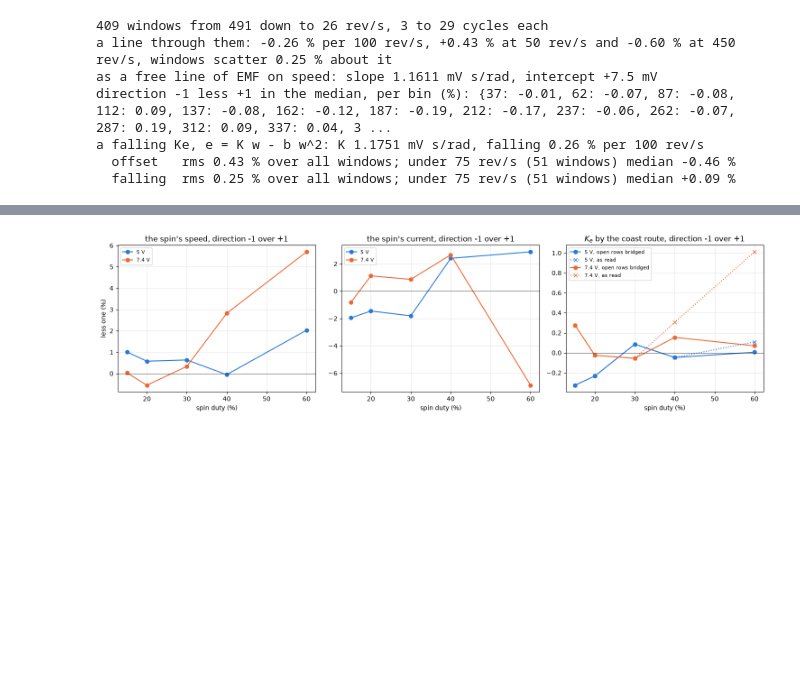
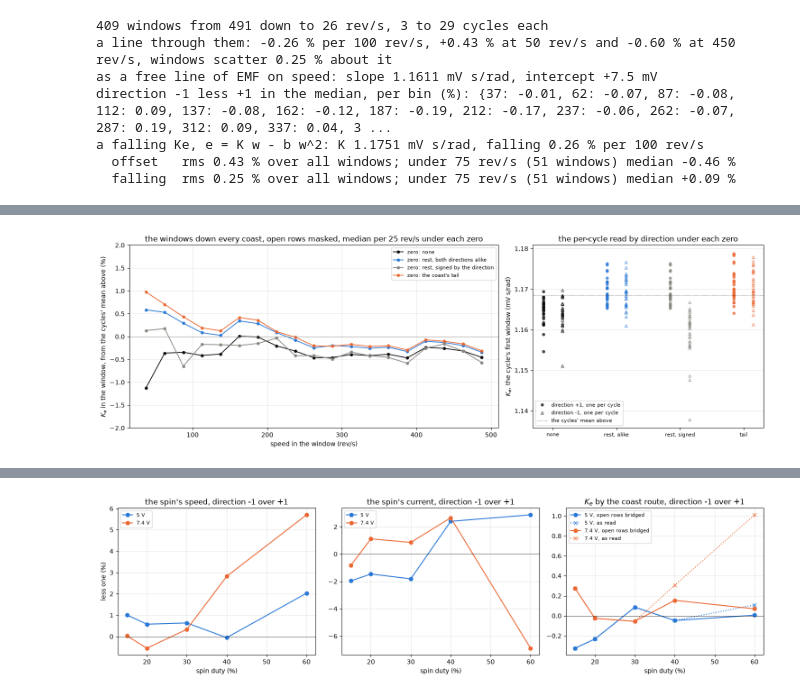
Before and after one commit to OpenServoCore/notebooks, a Jupyter notebook: stages/2-motor/bemf-coast/bemf-coast.ipynb, the cells around one changed output, grey strips where cells are left out. Saved outputs shown, nothing was run; the diff lists cells and outputs as text; code cells hidden in the pictures; blank space fills up the shorter version.

Commit message:
stage 2: bemf-coast reads Ke under four zeros and names the clock

```diff
--- a/stages/2-motor/bemf-coast/bemf-coast.ipynb
+++ b/stages/2-motor/bemf-coast/bemf-coast.ipynb
@@ -733,0 +738,79 @@ The spin's speed, the spin's current and the coast route's $K_e$ in direction -1
+# %%
+MASK_FRAC = 0.5                    # a window row under this share of the window's median is an opening, masked out of the mean
+ZEROS = ["none", "rest, both directions alike", "rest, signed by the direction", "the coast's tail"]
+Z_COLOR = {ZEROS[0]: INK, ZEROS[1]: BLUE, ZEROS[2]: MUTED, ZEROS[3]: ORANGE}
+rows, tails = [], []
+for _, C in cycles.iterrows():
+    df, meta = tel.load(cycle_folder(C["k"]), BOARD)
+    rest = tel.baseline(df)
+    zero_e = (rest["vmotor_a"] - rest["vmotor_b"]).median()
+    for d, sp, co in pairs(df):
+        z = cut_row(co)
+        if z is None:
+            continue
+        raw = ((co["vmotor_a"] - co["vmotor_b"]) * d).to_numpy(float)[z:]        # signed by the direction, in counts, no zero
+        tail = raw[TAIL_FROM:].mean()                                             # the rotor stopped, the bridge still open
+        tails.append({"k": int(C["k"]), "level": float(C["volts_set"]), "dir": d, "rest_counts": zero_e, "tail_counts": tail * d})
+        zeros = {ZEROS[0]: 0.0, ZEROS[1]: zero_e, ZEROS[2]: zero_e * d, ZEROS[3]: tail}
+        e_ref = (raw - zero_e) * V_PER_COUNT                                      # the read above, which seeds the windows
+        e = bridge(e_ref, open_rows(e_ref))
+        smooth = np.convolve(e, np.ones(NBH) / NBH, mode="same")
+        below = np.flatnonzero(smooth[COAST_FROM:] < TURN_V)
+        if not len(below):
+            continue
+        stop = COAST_FROM + below[0]
+        start, f, first = COAST_FROM, line_freq(e[COAST_FROM:COAST_FROM + 200]), True
+        while True:
+            f, i0, i1, n = read_window(e, start, f)
+            if not np.isfinite(f) or f / N_R < FLOOR_REV_S or i1 > stop:
+                break
+            seg = raw[i0:i1]
+            keep = seg >= MASK_FRAC * np.median(seg)                              # the openings, shallow ones included, left out
+            row = {"k": int(C["k"]), "level": float(C["volts_set"]), "duty": int(C["duty_pct"]), "dir": d, "first": first,
+                   "rev_s": f / N_R, "w": 2 * np.pi * f / N_R, "masked": int((~keep).sum())}
+            for name, z0 in zeros.items():
+                row[name] = ((seg[keep] - z0) * V_PER_COUNT).mean() / row["w"]      # Ke under this zero, V s/rad
+            rows.append(row)
+            start, first = i1, False
+AZ = pd.DataFrame(rows)
+TAILS = pd.DataFrame(tails)
+AZ["bin"] = (AZ["rev_s"] // 25) * 25 + 12.5
+fig, ax = plt.subplots(1, 2, figsize=(15, 5), gridspec_kw={"width_ratios": [1.6, 1]})
+for name in ZEROS:
+    m = AZ.groupby("bin")[name].median()
+    ax[0].plot(m.index, (m.values / KE_MEAN - 1) * 100, "o-", ms=4, lw=1.3, color=Z_COLOR[name], label=f"zero: {name}")
+ax[0].axhline(0, color=MUTED, lw=0.6); ax[0].set_ylim(-2, 2)
+ax[0].set_xlabel("speed in the window (rev/s)"); ax[0].set_ylabel("$K_e$ in the window, from the cycles' mean above (%)")
+ax[0].set_title("the windows down every coast, open rows masked, median per 25 rev/s under each zero"); ax[0].legend(fontsize=8); ax[0].grid(alpha=0.3)
+FIRST = AZ[AZ["first"]]
+for j, name in enumerate(ZEROS):
+    for d, off in ((1, -0.15), (-1, 0.15)):
+        g = FIRST[FIRST["dir"] == d]
+        ax[1].plot(np.full(len(g), j + off), g[name] * 1e3, MARK[d], ms=4, color=Z_COLOR[name], mfc=Z_COLOR[name] if d == 1 else "none", alpha=0.7,
+                   label=f"direction {d:+d}, one per cycle" if j == 0 else None)
+ax[1].axhline(KE_MEAN * 1e3, color=INK, lw=0.6, ls=":", label="the cycles' mean above")
+ax[1].set_xticks(range(len(ZEROS)), ["none", "rest, alike", "rest, signed", "tail"], fontsize=8); ax[1].set_ylabel("$K_e$, the cycle's first window (mV s/rad)")
+ax[1].set_title("the per-cycle read by direction under each zero"); ax[1].legend(fontsize=8); ax[1].grid(alpha=0.3, axis="y")
+plt.tight_layout(); plt.show()
+print(f"the tap difference at rest {TAILS['rest_counts'].mean():+.2f} counts (sd {TAILS['rest_counts'].std():.2f}); in the coast's tail, signed by the direction, "
+      + ", ".join(f"direction {d:+d} {TAILS[TAILS['dir'] == d]['tail_counts'].mean():+.2f} (sd {TAILS[TAILS['dir'] == d]['tail_counts'].std():.2f})" for d in (1, -1))
+      + f"; {V_PER_COUNT * 1e3:.2f} mV per count")
+print(f"{len(AZ)} windows, {int(AZ['masked'].sum())} rows masked in {int((AZ['masked'] > 0).sum())} of them")
+ZSUM = {}
+for name in ZEROS:
+    fw = FIRST[name]
+    tr = np.polyfit(AZ["rev_s"], (AZ[name] / KE_MEAN - 1) * 100, 1)
+    ln = np.polyfit(AZ["w"], AZ[name] * AZ["w"], 1)
+    by_dir = {d: FIRST[FIRST["dir"] == d][name].mean() for d in (1, -1)}
+    ZSUM[name] = {"ke": fw.mean(), "ke_sd": fw.std(), "trend": tr[0] * 100, "intercept_mv": ln[1] * 1e3, "slope": ln[0], "split_pct": (by_dir[1] / by_dir[-1] - 1) * 100}
+    print(f"zero {name:30s}: per cycle {fw.mean() * 1e3:.4f} mV s/rad, sd {fw.std() / fw.mean() * 100:.2f} %, direction +1 over -1 {ZSUM[name]['split_pct']:+.2f} %; "
+          f"windows: {tr[0] * 100:+.2f} % per 100 rev/s, {np.polyval(tr, 50):+.2f} % at 50 and {np.polyval(tr, 450):+.2f} % at 450 rev/s; "
+          f"a free line of EMF on speed: slope {ln[0] * 1e3:.4f} mV s/rad, intercept {ln[1] * 1e3:+.1f} mV")
+KE_ZERO_LO = min(v["ke"] - v["ke_sd"] for v in ZSUM.values() if abs(v["split_pct"]) < 0.5)   # the bounds the choice of zero leaves, a zero that splits the directions excluded
+KE_ZERO_HI = max(v["ke"] + v["ke_sd"] for v in ZSUM.values() if abs(v["split_pct"]) < 0.5)
+topm = FIRST[(FIRST["level"] == 7.4) & (FIRST["duty"] == 60)].groupby("dir")[ZEROS[1]].mean()
+print(f"the 60 % cycles at 7.4 V under the rest zero, open rows masked: direction +1 {topm[1] * 1e3:.4f}, -1 {topm[-1] * 1e3:.4f} mV s/rad, "
+      f"{(topm[1] / topm[-1] - 1) * 100:+.2f} % apart; bridged above, {(ok[(ok['level'] == 7.4) & (ok['duty'] == 60) & (ok['dir'] == 1)]['ke_coast'].mean() / ok[(ok['level'] == 7.4) & (ok['duty'] == 60) & (ok['dir'] == -1)]['ke_coast'].mean() - 1) * 100:+.2f} %")
+print(f"the zeros that keep the directions together span {KE_ZERO_LO * 1e3:.4f} to {KE_ZERO_HI * 1e3:.4f} mV s/rad with the cycles' spread in")
+# %% [output]
+[figure, added]
```
Also changed, not shown: parts of 6 cells of this notebook, 1 other file.
